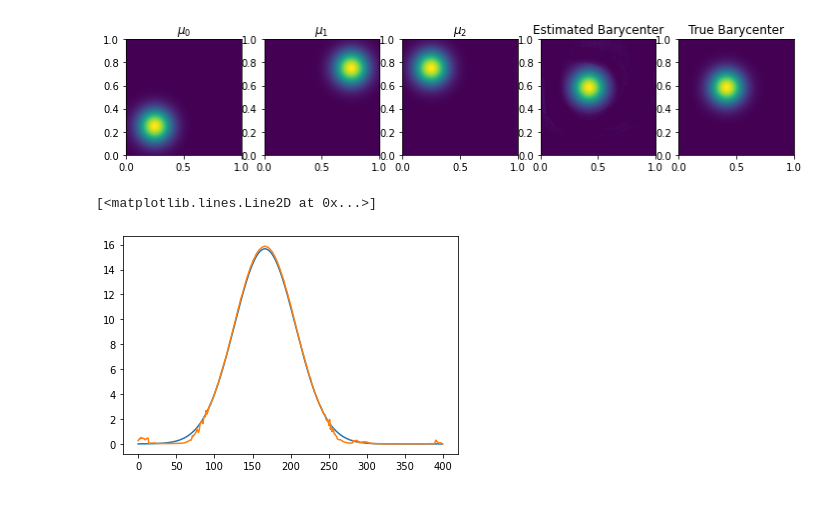
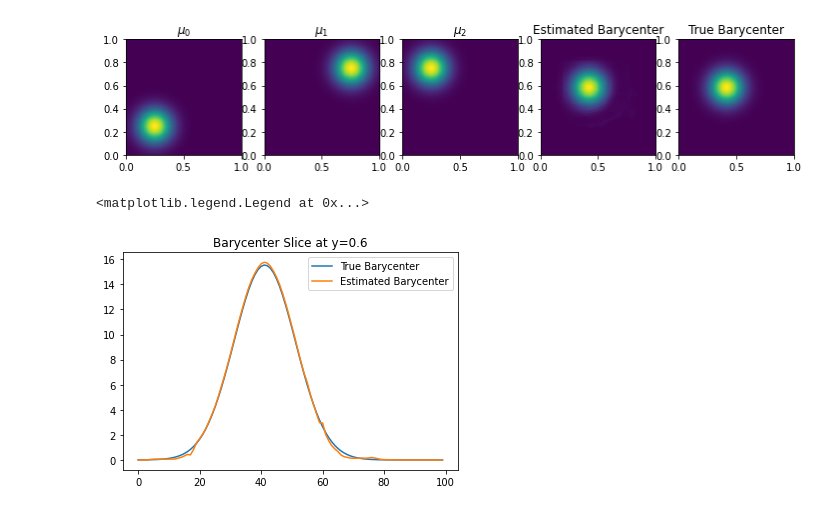
Before and after one commit to simda-muri/mmot, a Jupyter notebook: docs/source/examples/Barycenter.ipynb, the cells around one changed output. Cells and saved outputs as stored; diff of their text form; code cells hidden in the pictures.

```diff
--- a/docs/source/examples/Barycenter.ipynb
+++ b/docs/source/examples/Barycenter.ipynb
@@ -9,17 +8,12 @@ import matplotlib.pyplot as plt
 import itertools
 # %%
 # Grid of size n1 x n2
-n1 = 400   # x axis
-n2 = 400   # y axis
+n1 = 100   # x axis
+n2 = 100  # y axis
 
 x, y = np.meshgrid(np.linspace(0.5/n1,1-0.5/n1,n1), np.linspace(0.5/n2,1-0.5/n1,n2))
 
 r = 0.125
-
-# positions = np.array([[0.25,0.75],
-#                       [0.5, 0.75],
-#                       [ 0.55,0.35],
-#                       [0.65,0.25]])
 
 positions = np.array([[0.25,0.25],
                       [ 0.75,0.75],
@@ -32,16 +26,7 @@ for i in range(len(positions)):
     xc,yc = positions[i]
     measures[i] = np.zeros((n2, n1))
     measures[i] = np.exp(-0.5*((x-xc)**2 + (y-yc)**2)*100.0)
-#    measures[i][(x-xc)**2 + (y-yc)**2 < r**2] = 1
-
-    # Normalize
     measures[i] *= n1*n2 / np.sum(measures[i])
-
-# Plot mu and nu
-# fig, ax = plt.subplots(1, len(positions), figsize=(12,4))
-# for i in range(len(positions)):
-#   ax[i].imshow(measures[i], origin='lower', extent=(0,1,0,1))
-#   ax[i].set_title("$\\mu_{{ {:0d} }}$".format(i))
 
 fig, ax = plt.subplots(1, len(measures), figsize=(12,4))
 for i in range(len(measures)):
@@ -55,8 +40,10 @@ unroll_node = 0
 # The set A that defines the pairwise costs
 edge_list = [[0,1], [1,2], [0,2]]
 
+bary_weights = np.array([1.0,1.0,1.0])
+bary_weights /= np.sum(bary_weights)
 
-prob = MMOTSolver(measures, edge_list, x, y, unroll_node)
+prob = MMOTSolver(measures, edge_list, x, y, unroll_node, bary_weights)
 
 prob.Visualize('original', filename='CostGraph.svg')
 # %% [output]
@@ -112,3 +94,3 @@ Iteration, StepSize,    Cost,   Error
 # %%
 weights = np.ones(len(measures))/len(measures)
-bary = prob.Barycenter(dual_vars, weights)
+bary = prob.Barycenter(dual_vars)
@@ -139,8 +118,10 @@ axs[-1].set_title('True Barycenter')
 Text(0.5, 1.0, 'True Barycenter')
 [figure]
 # %%
-plt.plot(true_bary[int(0.6*n1),:])
-plt.plot(bary[int(0.6*n1),:])
+plt.plot(true_bary[int(0.6*n1),:],label='True Barycenter')
+plt.plot(bary[int(0.6*n1),:],label='Estimated Barycenter')
+plt.title('Barycenter Slice at y=0.6')
+plt.legend()
 # %% [output]
-[<matplotlib.lines.Line2D at 0x...>]
+<matplotlib.legend.Legend at 0x...>
-[figure, old version]
+[figure, new version]
```
Also changed, not shown: parts of 3 cells of this notebook, 4 other files.
